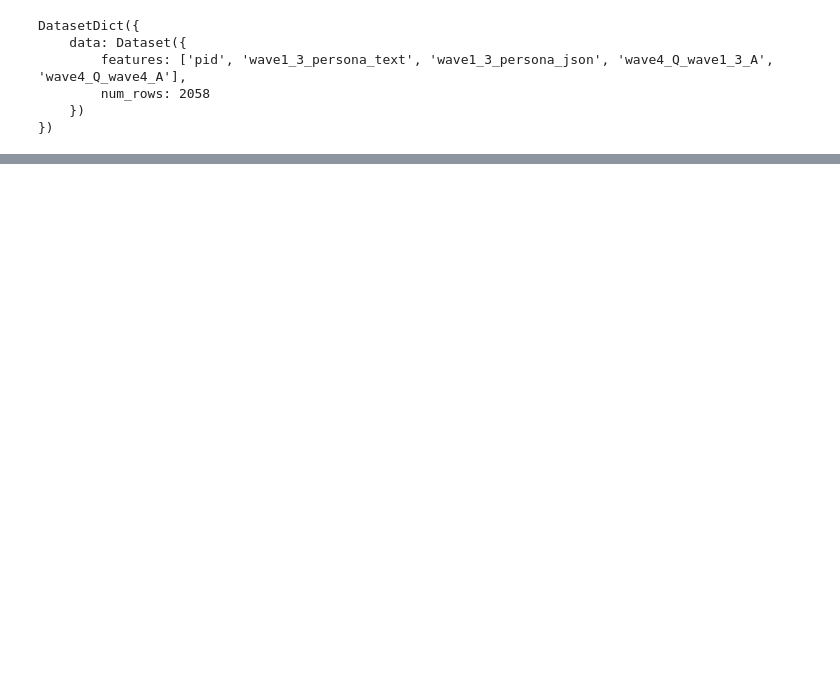
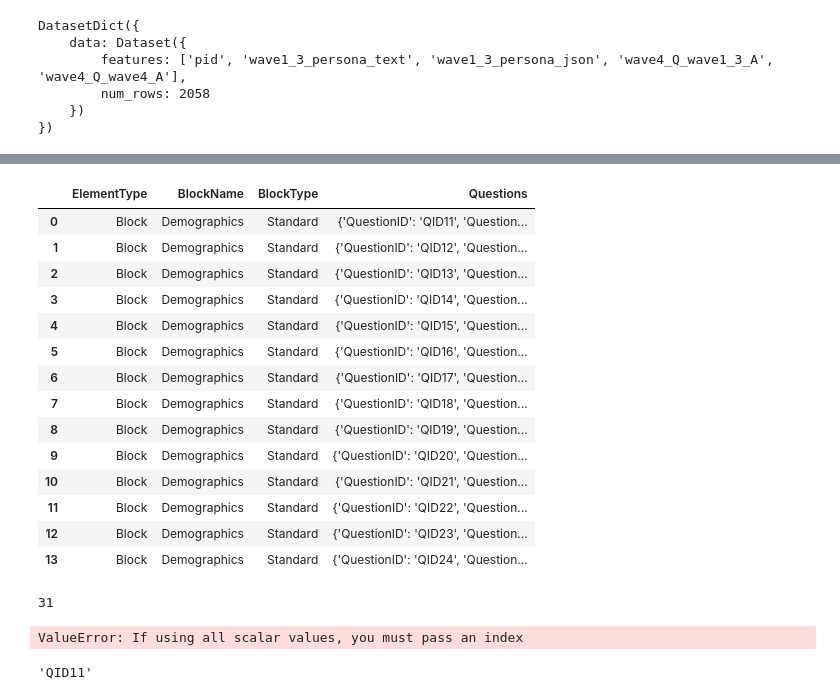
Before and after one commit to yashMaheshBangera/large-behavior-model-twin2k, a Jupyter notebook: notebooks/01_explore.ipynb, the cells around one changed output, grey strips where cells are left out. Drawn from its saved outputs; the diff is of its cells as text; code cells hidden in the pictures; blank space fills up the shorter version.

```diff
--- a/notebooks/01_explore.ipynb
+++ b/notebooks/01_explore.ipynb
@@ -44,0 +177,18 @@ DatasetDict({
+# %%
+current_persona_df
+# %% [output]
+|  | ElementType | BlockName | BlockType | Questions |
+| 0 | Block | Demographics | Standard | {'QuestionID': 'QID11', 'Question... |
+| 1 | Block | Demographics | Standard | {'QuestionID': 'QID12', 'Question... |
+| 2 | Block | Demographics | Standard | {'QuestionID': 'QID13', 'Question... |
+| 3 | Block | Demographics | Standard | {'QuestionID': 'QID14', 'Question... |
+| 4 | Block | Demographics | Standard | {'QuestionID': 'QID15', 'Question... |
+| 5 | Block | Demographics | Standard | {'QuestionID': 'QID16', 'Question... |
+| 6 | Block | Demographics | Standard | {'QuestionID': 'QID17', 'Question... |
+| 7 | Block | Demographics | Standard | {'QuestionID': 'QID18', 'Question... |
+| 8 | Block | Demographics | Standard | {'QuestionID': 'QID19', 'Question... |
+| 9 | Block | Demographics | Standard | {'QuestionID': 'QID20', 'Question... |
+| 10 | Block | Demographics | Standard | {'QuestionID': 'QID21', 'Question... |
+| 11 | Block | Demographics | Standard | {'QuestionID': 'QID22', 'Question... |
+| 12 | Block | Demographics | Standard | {'QuestionID': 'QID23', 'Question... |
+| 13 | Block | Demographics | Standard | {'QuestionID': 'QID24', 'Question... |
@@ -44,0 +221,5 @@ DatasetDict({
+# %%
+parsed_questions = parse_extract_questions(fp_df)
+# %% [output]
+31
+ValueError: If using all scalar values, you must pass an index
@@ -44,0 +230,4 @@ DatasetDict({
+# %%
+current_persona_df["Questions"].iloc[0][0]["QuestionID"]
+# %% [output]
+'QID11'
```
Also changed, not shown: parts of 27 cells of this notebook.
